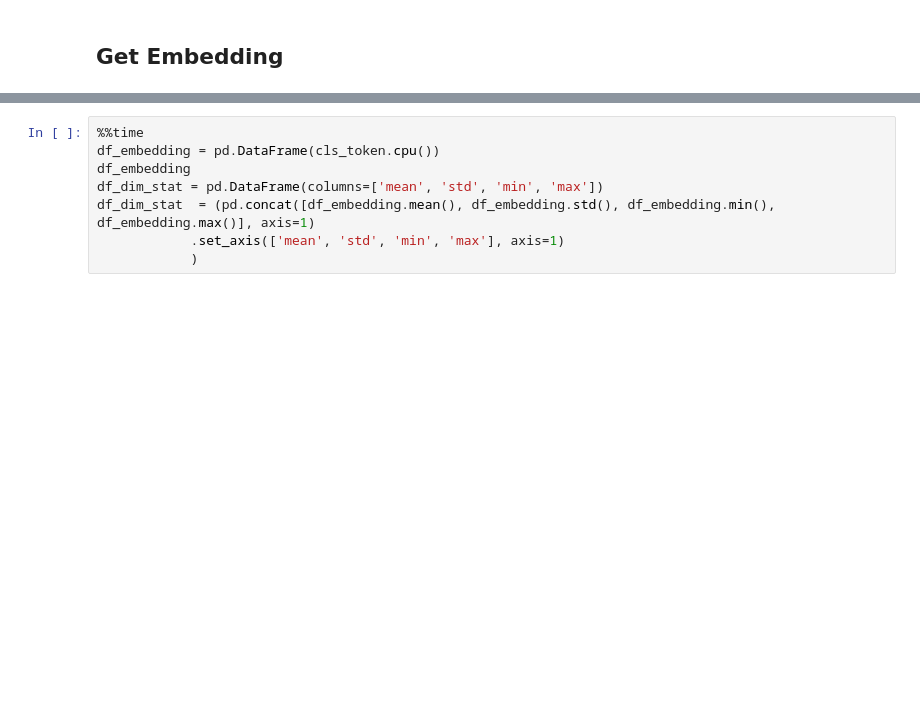
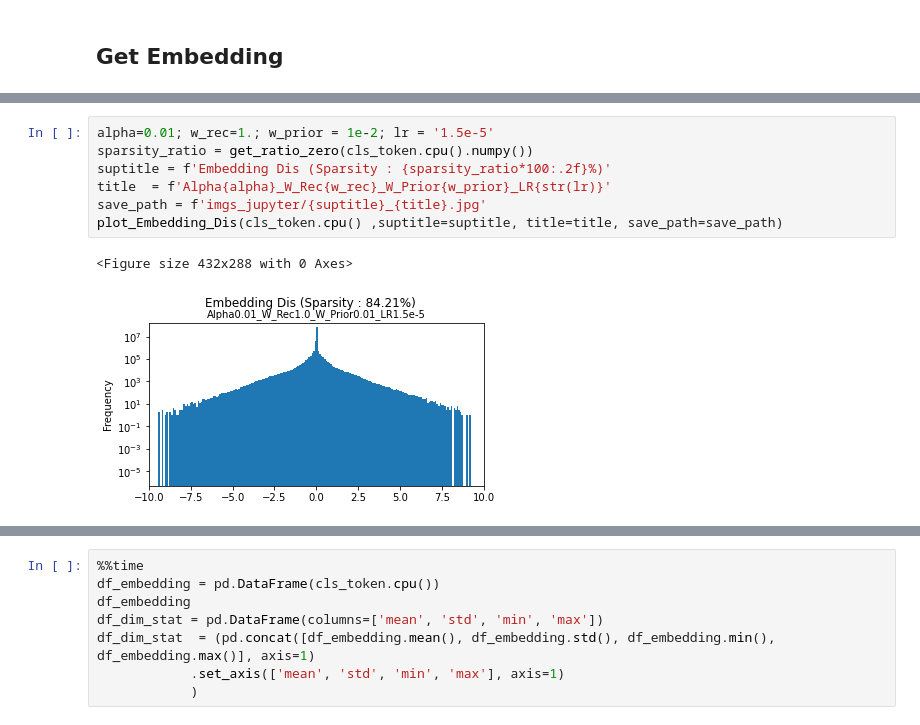
Before and after one commit to YunghuiHsu/ebird_project, a Jupyter notebook: mae/embed_explore.ipynb, the cells around one changed output, grey strips where cells are left out. Drawn from its saved outputs; the diff is of its cells as text; blank space fills up the shorter version.

```diff
--- a/mae/embed_explore.ipynb
+++ b/mae/embed_explore.ipynb
@@ -385,0 +460,10 @@ def get_ratio_zero(x:np.ndarray, p=1e-7)->float:
+# %%
+alpha=0.01; w_rec=1.; w_prior = 1e-2; lr = '1.5e-5'
+sparsity_ratio = get_ratio_zero(cls_token.cpu().numpy())
+suptitle = f'Embedding Dis (Sparsity : {sparsity_ratio*100:.2f}%)'
+title  = f'Alpha{alpha}_W_Rec{w_rec}_W_Prior{w_prior}_LR{str(lr)}'
+save_path = f'imgs_jupyter/{suptitle}_{title}.jpg'
+plot_Embedding_Dis(cls_token.cpu() ,suptitle=suptitle, title=title, save_path=save_path)
+# %% [output]
+<Figure size 432x288 with 0 Axes>
+[figure, added]
```
Also changed, not shown: parts of 32 cells of this notebook, 1 other file.
